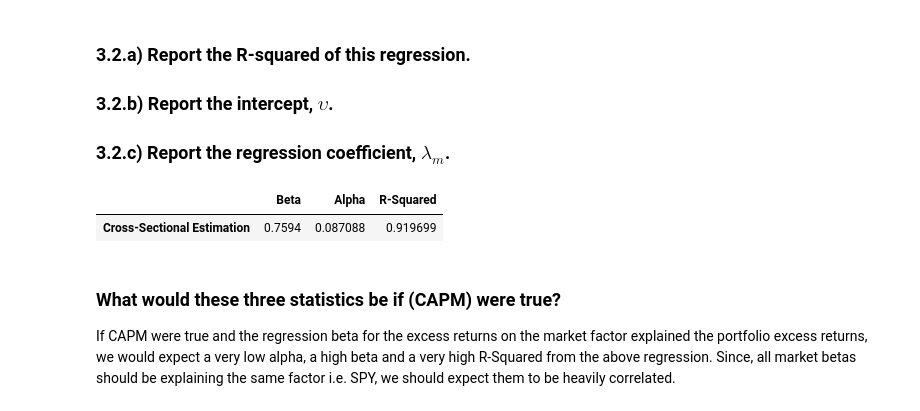
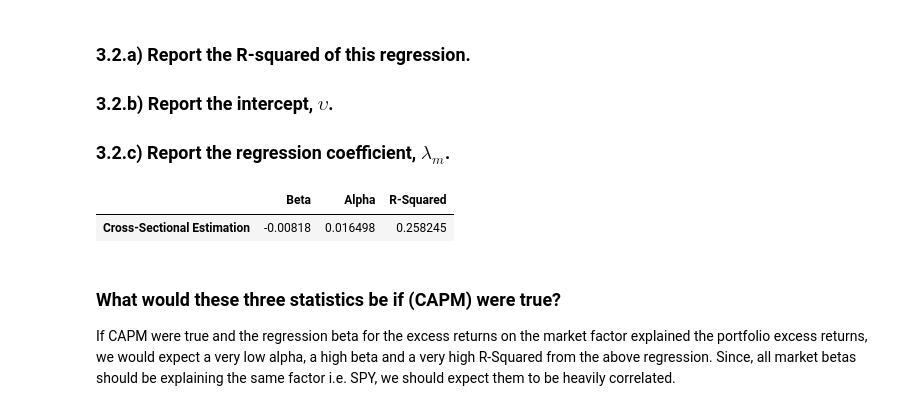
Before and after one commit to madison-rusch/finm-portfolio-2022, a Jupyter notebook: homework/Solution_HW4_2022_PK.ipynb, the cells around one changed output. Drawn from its saved outputs; the diff is of its cells as text; code cells hidden in the pictures.

```diff
--- a/homework/Solution_HW4_2022_PK.ipynb
+++ b/homework/Solution_HW4_2022_PK.ipynb
@@ -437,7 +437,7 @@ for port in portfolios:
     information_ratio = reg[2]
     alpha = reg[3]
     r_squared = reg[4]
-    df_lst.append(pd.DataFrame([[alpha,beta,r_squared,treynor_ratio,information_ratio]],columns=['Market Beta','Alpha','R-Squared','Treynor Ratio','Information Ratio'],index = [port]))
+    df_lst.append(pd.DataFrame([[beta,alpha,r_squared,treynor_ratio,information_ratio]],columns=['Market Beta','Alpha','R-Squared','Treynor Ratio','Information Ratio'],index = [port]))
 # %% [markdown]
 ### 3.2.b) Report the estimated $β^{i,m}$, Treynor Ratio, $α^{i}$, and Information Ratio for each of the n regressions.
 # %%
@@ -491,19 +491,19 @@ The alphas should similarly have been lower (ideally 0) for all portfolios and w
 ### 3.2.b) Report the intercept, $\upsilon$.
 ### 3.2.c) Report the regression coefficient, $\lambda_{m}$.
 # %%
-fund_ret = port_ret.loc['1981-01-01':].mean()*12
+fund_ret = port_ret.loc['1981-01-01':].mean()
 factor = reg_performance['Market Beta']
 reg = regression_based_performance(factor,fund_ret,0)
 beta = reg[0][0]
 treynor_ratio = reg[1]
 information_ratio = reg[2]
 alpha = reg[3]
 r_squared = reg[4]
 cross_sec_reg = pd.DataFrame([[beta,alpha/12,r_squared]],columns=['Beta','Alpha','R-Squared'],index = ['Cross-Sectional Estimation'])
 cross_sec_reg
 # %% [output]
 |  | Beta | Alpha | R-Squared |
-| Cross-Sectional Estimation | 0.7594 | 0.087088 | 0.919699 |
+| Cross-Sectional Estimation | -0.00818 | 0.016498 | 0.258245 |
 # %% [markdown]
 ###  What would these three statistics be if (CAPM) were true?
 
```
Also changed, not shown: parts of 3 cells of this notebook.
